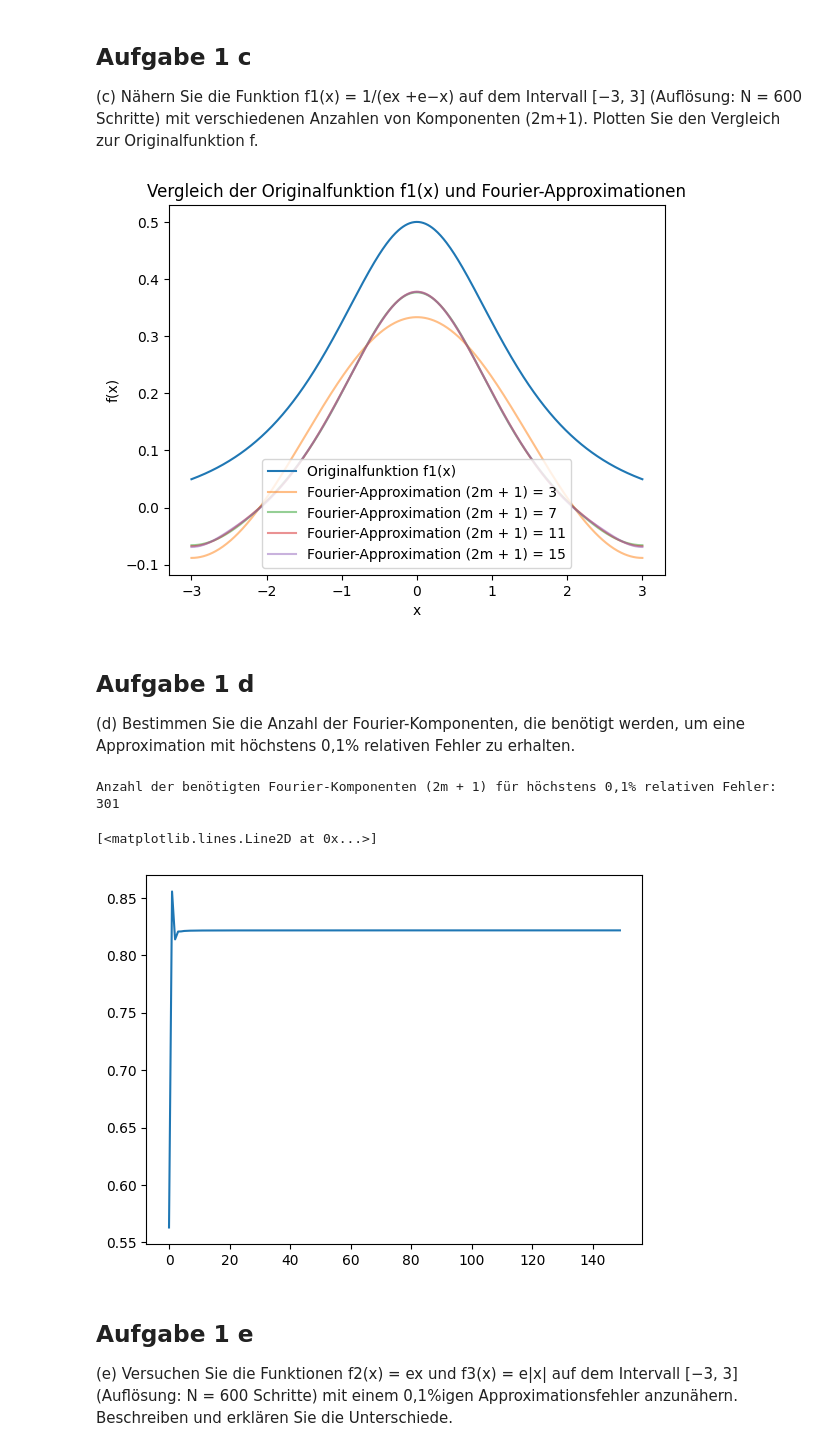
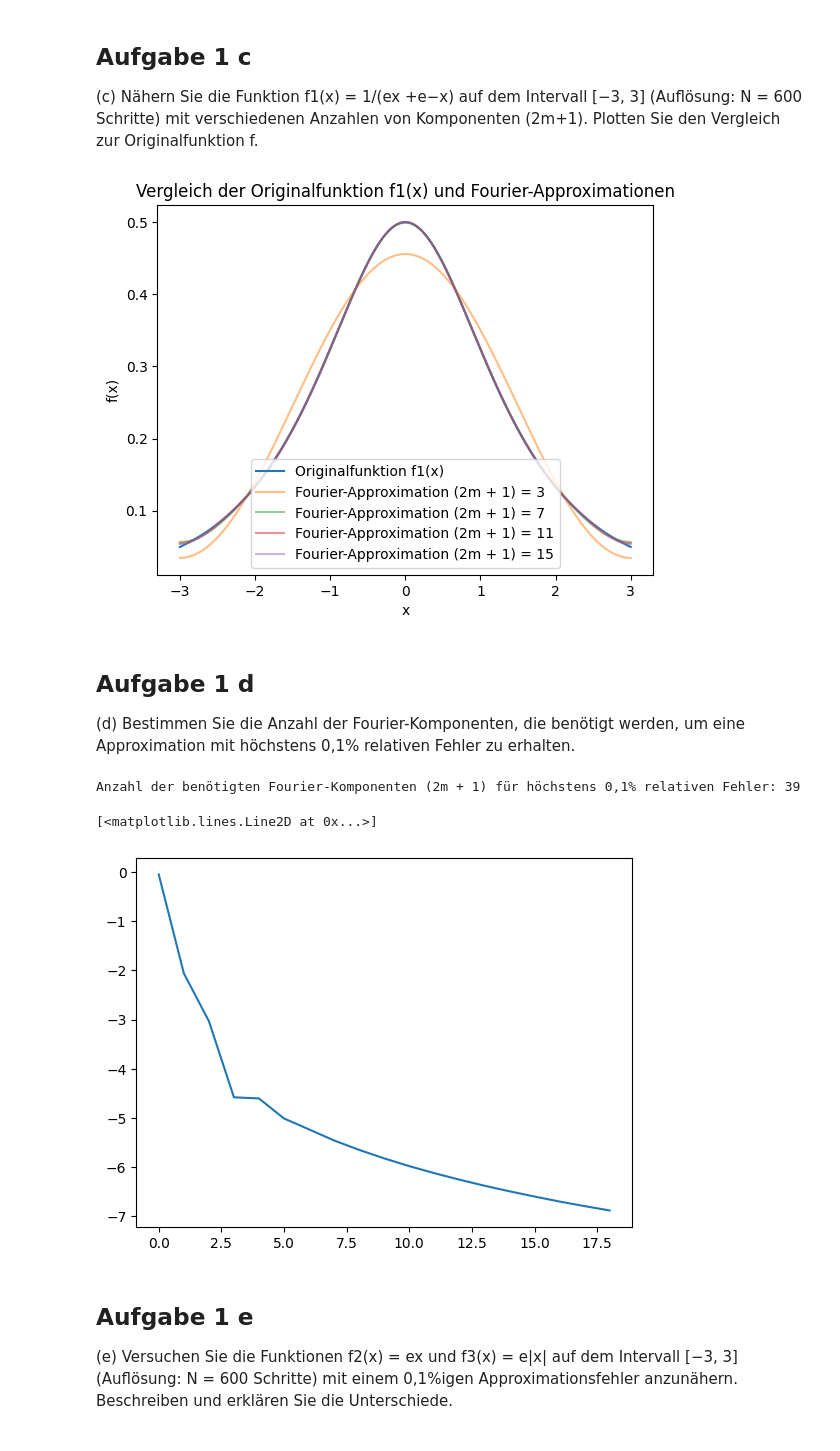
Before and after one commit to 7ben18/fhnw-vta-Vertiefende-Themen-der-Analysis, a Jupyter notebook: minichallenge2/vta-mc2.ipynb, the cells around one changed output. Cells and saved outputs as stored; diff of their text form; code cells hidden in the pictures.

```diff
--- a/minichallenge2/vta-mc2.ipynb
+++ b/minichallenge2/vta-mc2.ipynb
@@ -53,7 +53,7 @@ def fourier_approximation(x, y, m):
     fapp = np.zeros(N)
 
     a_0 = (1 / T) * np.trapz(y, x)
-    fapp += a_0 / 2
+    fapp += a_0
 
     for k in range(1, m + 1):
         a_k, b_k = kth_fourier_component(x, y, k)
@@ -107,7 +107,7 @@ plt.xlabel('x')
 plt.ylabel('f(x)')
 plt.show()
 # %% [output]
-[figure, old version]
+[figure, new version]
 # %% [markdown]
 ## Aufgabe 1 d
 (d) Bestimmen Sie die Anzahl der Fourier-Komponenten, die benötigt werden, um eine Approximation
@@ -115,35 +115,35 @@ mit höchstens 0,1% relativen Fehler zu erhalten.
 # %%
 # CODE von ChatGPT, while mit for ersetzt und Funktion zum Plot eingefügt.
 
 # Problem: Der Fehler sinkt nicht, sondern steigt auf etwa 82%.
 
 lst = []
 
 def relative_error(y_original, y_approximated):
     error = np.abs(y_original - y_approximated)
     relative_error = np.mean(error / np.abs(y_original))
     return relative_error
 
 max_relative_error = 0.001  # 0,1% relativer Fehler
 m = 0
 
 # while True:
 for i in range(150):
     fapp = fourier_approximation(x, y, m)
     rel_error = relative_error(y, fapp)
 
     if rel_error <= max_relative_error:
         break
     m += 1
     lst.append(rel_error)
 
 print(f"Anzahl der benötigten Fourier-Komponenten (2m + 1) für höchstens 0,1% relativen Fehler: {2 * m + 1}")
 
-plt.plot(lst)
+plt.plot(np.log(lst))
 # %% [output]
-Anzahl der benötigten Fourier-Komponenten (2m + 1) für höchstens 0,1% relativen Fehler: 301
+Anzahl der benötigten Fourier-Komponenten (2m + 1) für höchstens 0,1% relativen Fehler: 39
 [<matplotlib.lines.Line2D at 0x...>]
-[figure, old version]
+[figure, new version]
 # %% [markdown]
 ## Aufgabe 1 e
 (e) Versuchen Sie die Funktionen f2(x) = ex und f3(x) = e|x| auf dem Intervall [−3, 3] (Auflösung:
```
Also changed, not shown: parts of 5 cells of this notebook, 1 other file.
